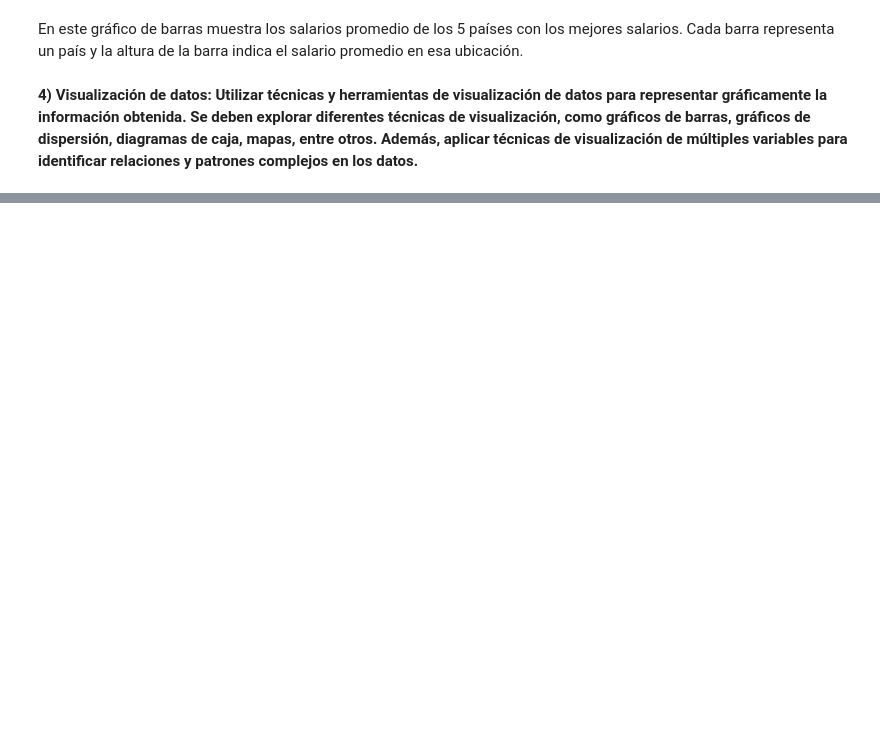
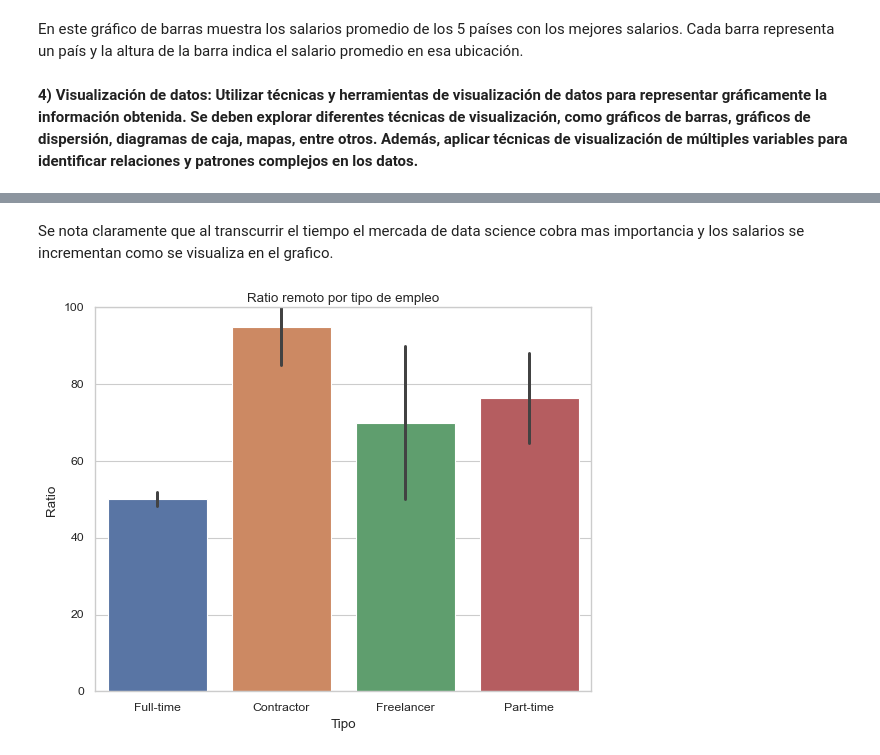
Before and after one commit to Diego-wert89/GrupoN18-PD, a Jupyter notebook: Compilado_final/Proyecto_final_grupo_n18_compilado.ipynb, the cells around one changed output, grey strips where cells are left out. Drawn from its saved outputs; the diff is of its cells as text; code cells hidden in the pictures; blank space fills up the shorter version.

```diff
--- a/Compilado_final/Proyecto_final_grupo_n18_compilado.ipynb
+++ b/Compilado_final/Proyecto_final_grupo_n18_compilado.ipynb
@@ -755,0 +782,12 @@ En este gráfico de barras muestra los salarios promedio de los 5 países con lo
+# %% [markdown]
+Se nota claramente que al transcurrir el tiempo el mercada de data science cobra mas importancia y los salarios se incrementan como se visualiza en el grafico.
+# %%
+#Grafico de barras de ratio por tipo de empleo.
+sbn.barplot(x='Tipo_de_empleo', y='Ratio_remoto',
+data=data_df)
+plt.title('Ratio remoto por tipo de empleo')
+plt.xlabel('Tipo')
+plt.ylabel('Ratio')
+plt.show()
+# %% [output]
+[figure, added]
```
Also changed, not shown: parts of 24 cells of this notebook.
